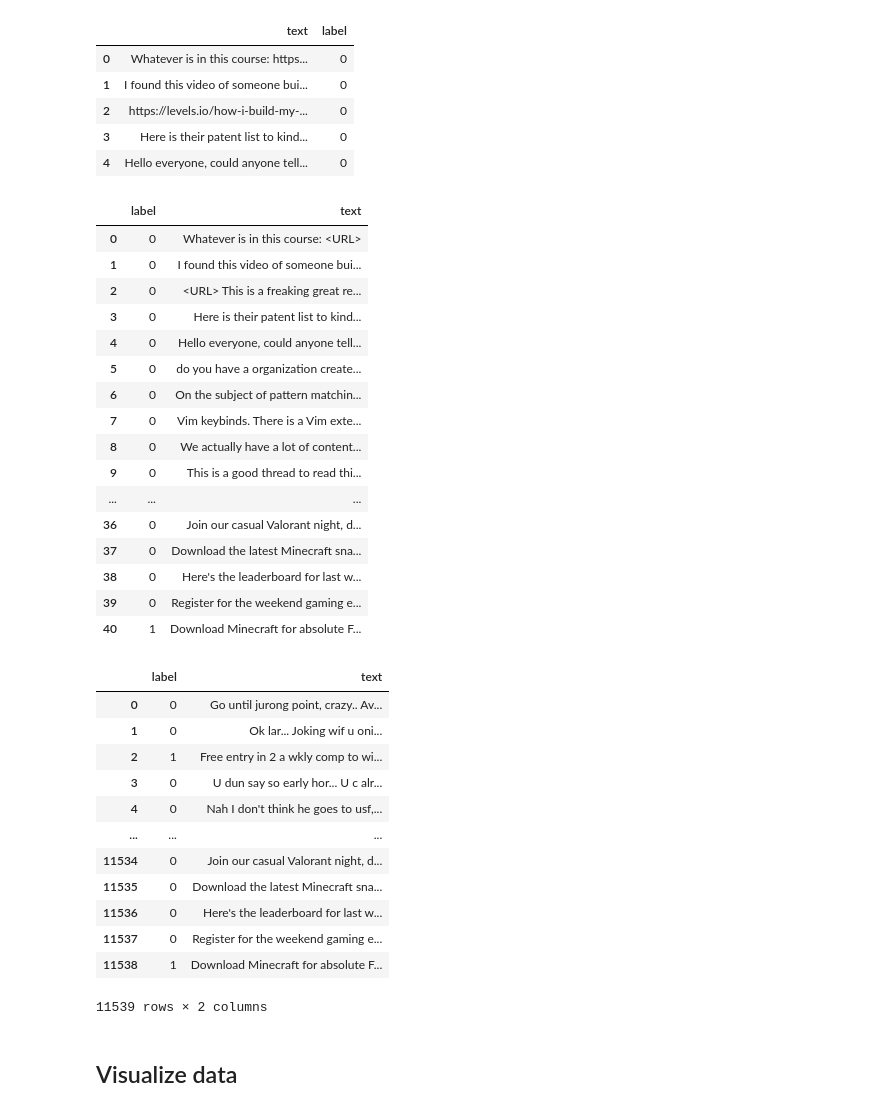
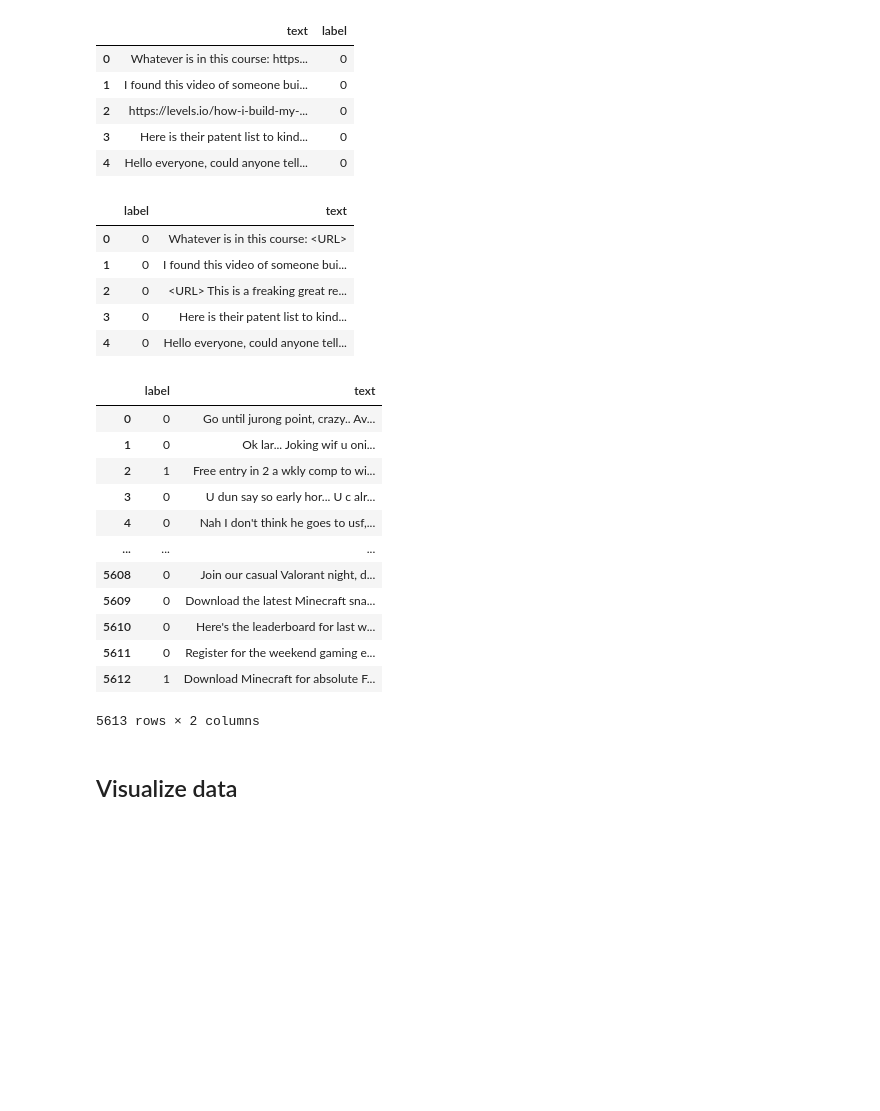
Before and after one commit to roshana1s/spam-message-classifier, a Jupyter notebook: notebooks/spam-message-classifier.ipynb, the cells around one changed output. Saved outputs shown, nothing was run; the diff lists cells and outputs as text; code cells hidden in the pictures; blank space fills up the shorter version.

```diff
--- a/notebooks/spam-message-classifier.ipynb
+++ b/notebooks/spam-message-classifier.ipynb
@@ -336,6 +270,6 @@ spam   1829      272    1557    14.871514   85.128486
 # %%
-df3 = pd.read_csv("/content/data/url_dataset.csv")
-df3.head()
+df2 = pd.read_csv("/content/data/url_dataset.csv")
+df2.head()
 # %% [output]
 |  | text | label |
 | 0 | Whatever is in this course: https... | 0 |
@@ -344,31 +278,20 @@ df3.head()
 | 3 | Here is their patent list to kind... | 0 |
 | 4 | Hello everyone, could anyone tell... | 0 |
 # %%
-# clean df3 data
-df3 = df3[['label', 'text']]
-df3["text"] = df3["text"].apply(preprocess_text)
-df3
+# clean df2 data
+df2 = df2[['label', 'text']]
+df2["text"] = df2["text"].apply(preprocess_text)
+df2.head()
 # %% [output]
 |  | label | text |
 | 0 | 0 | Whatever is in this course: <URL> |
 | 1 | 0 | I found this video of someone bui... |
 | 2 | 0 | <URL> This is a freaking great re... |
 | 3 | 0 | Here is their patent list to kind... |
 | 4 | 0 | Hello everyone, could anyone tell... |
-| 5 | 0 | do you have a organization create... |
-| 6 | 0 | On the subject of pattern matchin... |
-| 7 | 0 | Vim keybinds. There is a Vim exte... |
-| 8 | 0 | We actually have a lot of content... |
-| 9 | 0 | This is a good thread to read thi... |
-| ... | ... | ... |
-| 36 | 0 | Join our casual Valorant night, d... |
-| 37 | 0 | Download the latest Minecraft sna... |
-| 38 | 0 | Here's the leaderboard for last w... |
-| 39 | 0 | Register for the weekend gaming e... |
-| 40 | 1 | Download Minecraft for absolute F... |
 # %%
-# merge df3 with df
-df = pd.concat([df, df3], ignore_index=True)
+# merge df2 with df
+df = pd.concat([df, df2], ignore_index=True)
 df
 # %% [output]
 |  | label | text |
@@ -378,12 +301,12 @@ df
 | 3 | 0 | U dun say so early hor... U c alr... |
 | 4 | 0 | Nah I don't think he goes to usf,... |
 | ... | ... | ... |
-| 11534 | 0 | Join our casual Valorant night, d... |
-| 11535 | 0 | Download the latest Minecraft sna... |
-| 11536 | 0 | Here's the leaderboard for last w... |
-| 11537 | 0 | Register for the weekend gaming e... |
-| 11538 | 1 | Download Minecraft for absolute F... |
+| 5608 | 0 | Join our casual Valorant night, d... |
+| 5609 | 0 | Download the latest Minecraft sna... |
+| 5610 | 0 | Here's the leaderboard for last w... |
+| 5611 | 0 | Register for the weekend gaming e... |
+| 5612 | 1 | Download Minecraft for absolute F... |
-11539 rows × 2 columns
+5613 rows × 2 columns
 # %% [markdown]
 ## Visualize data
 # %%
```
Also changed, not shown: parts of 44 cells of this notebook.
